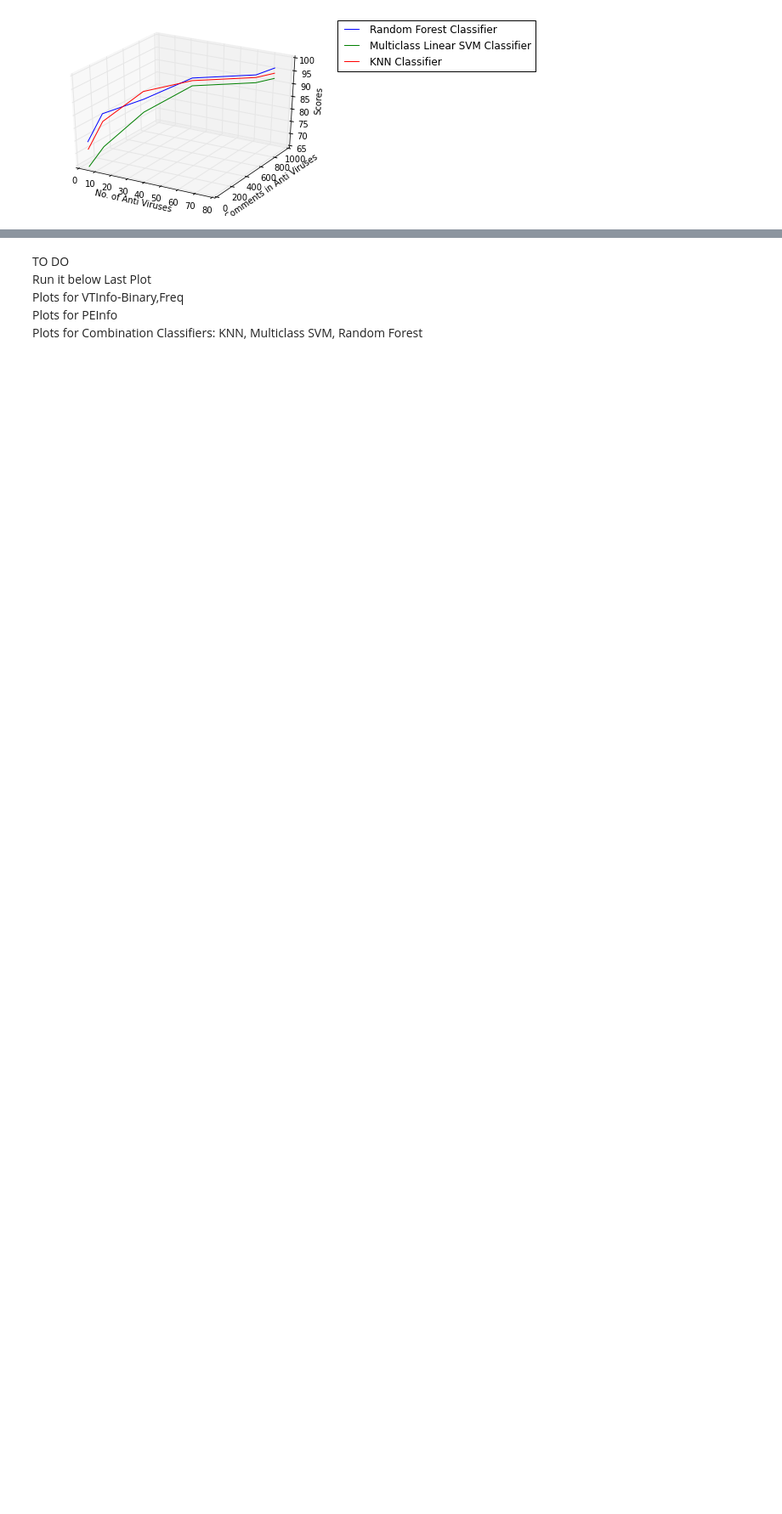
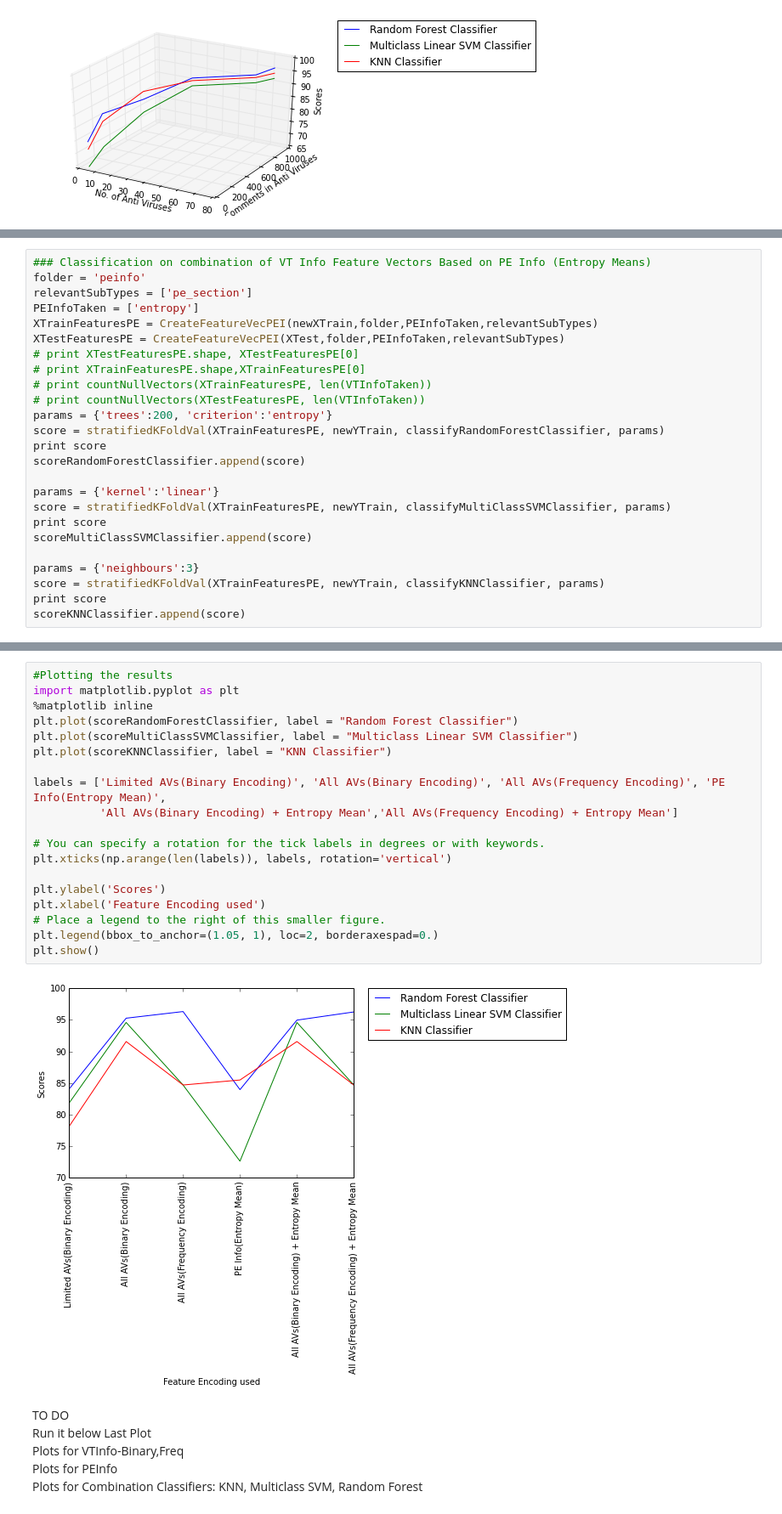
Before and after one commit to nehgu/Anomaly-Detection, a Jupyter notebook: Challenges/Malware_Classification_Challenge_3/Malware_Classification_Challenge_3.ipynb, the cells around one changed output, grey strips where cells are left out. Shown at 85% size. Cells and saved outputs as stored; diff of their text form; blank space fills up the shorter version.

```diff
--- a/Challenges/Malware_Classification_Challenge_3/Malware_Classification_Challenge_3.ipynb
+++ b/Challenges/Malware_Classification_Challenge_3/Malware_Classification_Challenge_3.ipynb
@@ -815,0 +1050,25 @@ plt.show()
+# %%
+### Classification on combination of VT Info Feature Vectors Based on PE Info (Entropy Means)
+folder = 'peinfo'
+relevantSubTypes = ['pe_section']
+PEInfoTaken = ['entropy']
+XTrainFeaturesPE = CreateFeatureVecPEI(newXTrain,folder,PEInfoTaken,relevantSubTypes)
+XTestFeaturesPE = CreateFeatureVecPEI(XTest,folder,PEInfoTaken,relevantSubTypes)
+# print XTestFeaturesPE.shape, XTestFeaturesPE[0]
+# print XTrainFeaturesPE.shape,XTrainFeaturesPE[0]
+# print countNullVectors(XTrainFeaturesPE, len(VTInfoTaken))
+# print countNullVectors(XTestFeaturesPE, len(VTInfoTaken))
+params = {'trees':200, 'criterion':'entropy'}
+score = stratifiedKFoldVal(XTrainFeaturesPE, newYTrain, classifyRandomForestClassifier, params)
+print score
+scoreRandomForestClassifier.append(score)
+
+params = {'kernel':'linear'}
+score = stratifiedKFoldVal(XTrainFeaturesPE, newYTrain, classifyMultiClassSVMClassifier, params)
+print score
+scoreMultiClassSVMClassifier.append(score)
+
+params = {'neighbours':3}
+score = stratifiedKFoldVal(XTrainFeaturesPE, newYTrain, classifyKNNClassifier, params)
+print score
+scoreKNNClassifier.append(score)
@@ -816,3 +1236,24 @@ plt.show()
+# %%
+#Plotting the results
+import matplotlib.pyplot as plt
+%matplotlib inline
+plt.plot(scoreRandomForestClassifier, label = "Random Forest Classifier")
+plt.plot(scoreMultiClassSVMClassifier, label = "Multiclass Linear SVM Classifier")
+plt.plot(scoreKNNClassifier, label = "KNN Classifier")
+
+labels = ['Limited AVs(Binary Encoding)', 'All AVs(Binary Encoding)', 'All AVs(Frequency Encoding)', 'PE Info(Entropy Mean)',
+          'All AVs(Binary Encoding) + Entropy Mean','All AVs(Frequency Encoding) + Entropy Mean']
+
+# You can specify a rotation for the tick labels in degrees or with keywords.
+plt.xticks(np.arange(len(labels)), labels, rotation='vertical')
+
+plt.ylabel('Scores')
+plt.xlabel('Feature Encoding used')
+# Place a legend to the right of this smaller figure.
+plt.legend(bbox_to_anchor=(1.05, 1), loc=2, borderaxespad=0.)
+plt.show()
+# %% [output]
+[figure, added]
 # %% [markdown]
 TO DO
 <br> Run it below Last Plot
```
Also changed, not shown: parts of 41 cells of this notebook, 5 other files.
